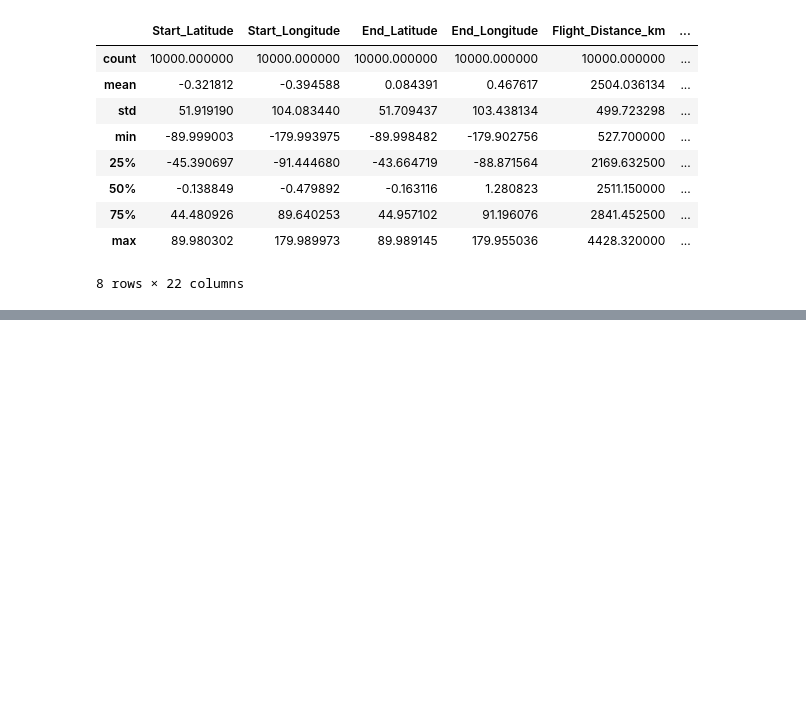
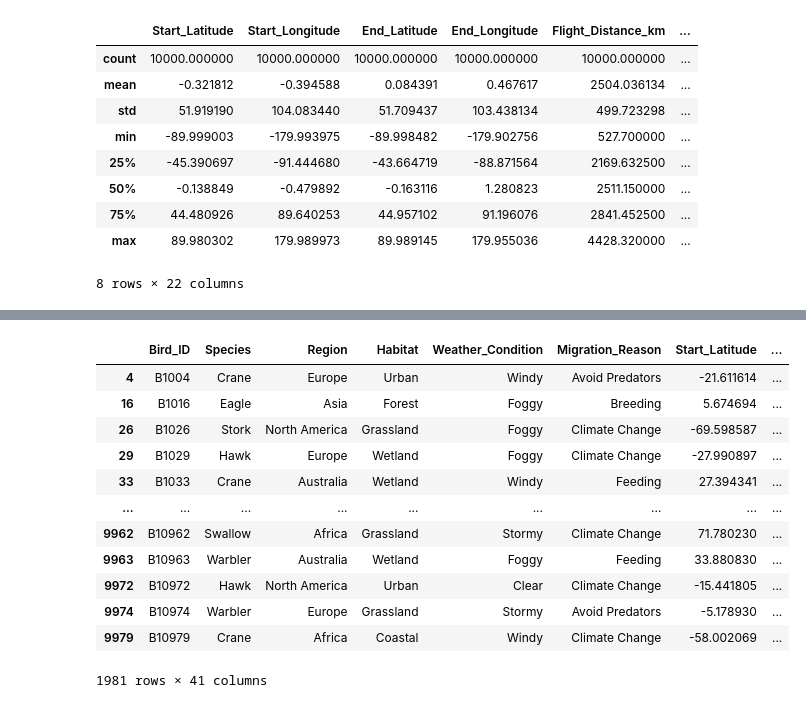
Before and after one commit to Imani-hub-pixel/Data-analysis-Python-, a Jupyter notebook: EDA and Feature Engineering projects/Bird Migration/bird_migration.ipynb, the cells around one changed output, grey strips where cells are left out. Drawn from its saved outputs; the diff is of its cells as text; code cells hidden in the pictures; blank space fills up the shorter version.

```diff
--- a/EDA and Feature Engineering projects/Bird Migration/bird_migration.ipynb
+++ b/EDA and Feature Engineering projects/Bird Migration/bird_migration.ipynb
@@ -54,0 +77,16 @@ df.describe()
+# %%
+df[df['Interrupted_Reason'].isnull()]
+# %% [output]
+|  | Bird_ID | Species | Region | Habitat | Weather_Condition | Migration_Reason | Start_Latitude | ... |
+| 4 | B1004 | Crane | Europe | Urban | Windy | Avoid Predators | -21.611614 | ... |
+| 16 | B1016 | Eagle | Asia | Forest | Foggy | Breeding | 5.674694 | ... |
+| 26 | B1026 | Stork | North America | Grassland | Foggy | Climate Change | -69.598587 | ... |
+| 29 | B1029 | Hawk | Europe | Wetland | Foggy | Climate Change | -27.990897 | ... |
+| 33 | B1033 | Crane | Australia | Wetland | Windy | Feeding | 27.394341 | ... |
+| ... | ... | ... | ... | ... | ... | ... | ... | ... |
+| 9962 | B10962 | Swallow | Africa | Grassland | Stormy | Climate Change | 71.780230 | ... |
+| 9963 | B10963 | Warbler | Australia | Wetland | Foggy | Feeding | 33.880830 | ... |
+| 9972 | B10972 | Hawk | North America | Urban | Clear | Climate Change | -15.441805 | ... |
+| 9974 | B10974 | Warbler | Europe | Grassland | Stormy | Avoid Predators | -5.178930 | ... |
+| 9979 | B10979 | Crane | Africa | Coastal | Windy | Climate Change | -58.002069 | ... |
+1981 rows × 41 columns
```
Also changed, not shown: parts of 8 cells of this notebook.
